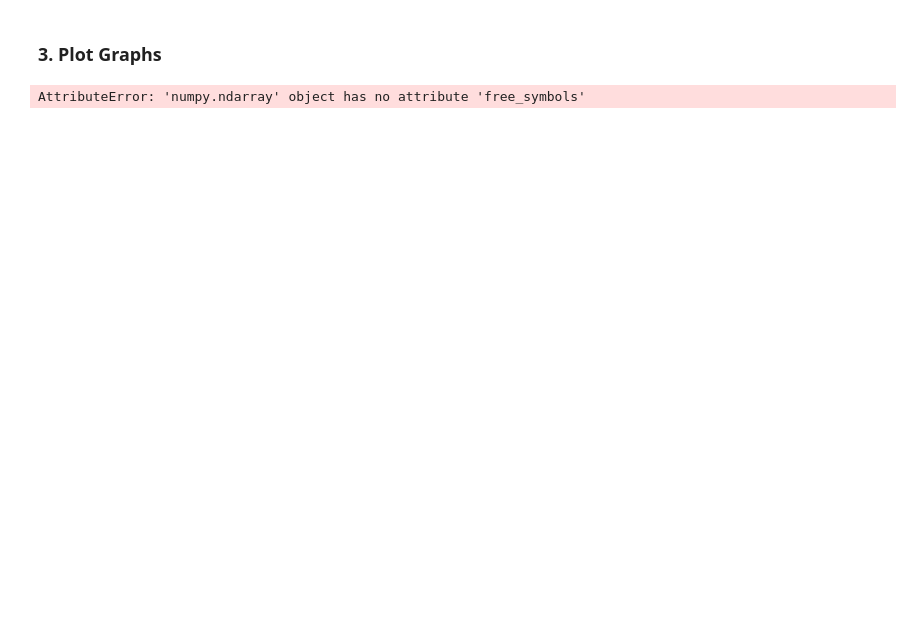
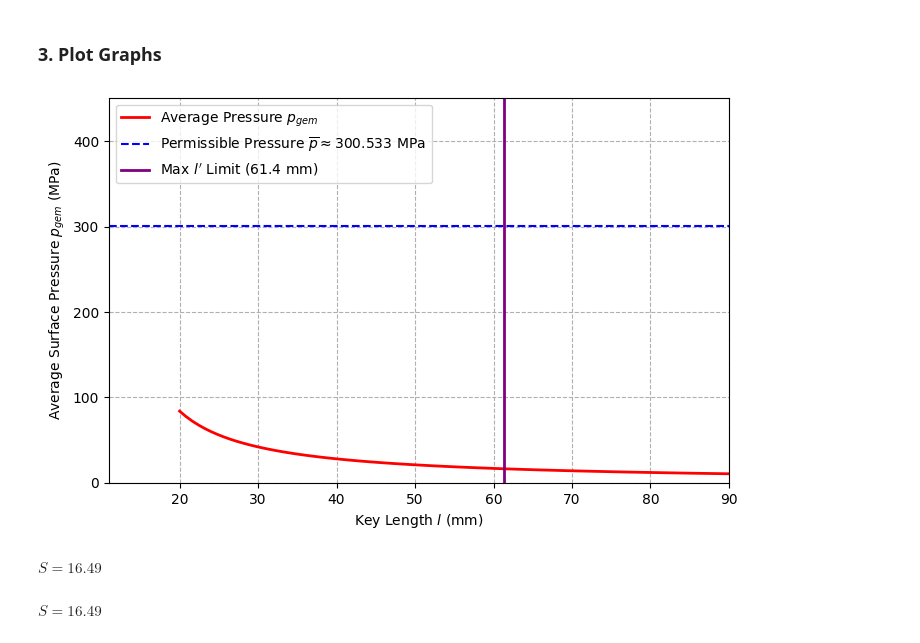
Before and after one commit to Angela-NG/machine-design, a Jupyter notebook: Lab1_Key_1.ipynb, the cells around one changed output. Cells and saved outputs as stored; diff of their text form; code cells hidden in the pictures; blank space fills up the shorter version.

```diff
--- a/Lab1_Key_1.ipynb
+++ b/Lab1_Key_1.ipynb
@@ -100,24 +98,26 @@ p_bar = Re_key / S_F
 # t=HM.EqPrint('S',S)
 
 # Key Length Range
-l_min = SC.b + 1.0
-l_max = 1.3 * SC.d
-l = np.linspace(l_min, l_max, 100)
-SC.lprime = l - SC.b
+# l_min = SC.b + 1.0
+# l_max = 1.3 * SC.d
+# l = np.linspace(l_min, l_max, 100)
+
+SC.lprime = SC.l - SC.b
 
 SC.hprime = SC.h * 0.45
 
-T_eq_Nmm = SC.T_eq * 1000
+T_eq_Nmm = UM.RemoveUnits(SC.T_eq * 1000)
 # print(T_eq_Nmm)
 
 # p_gem as a function of l
-p_gem = (2 * T_eq_Nmm * SC.K_lambda) / (SC.d * SC.hprime * SC.lprime * SC.n * SC.phi)
-# print(SC.p_gem)
-# HM.EqPrint('p_gem',SC.p_gem)
+SC.p_gem = (2 * T_eq_Nmm * SC.K_lambda) / (SC.d * SC.hprime * SC.lprime * SC.n * SC.phi)
+# print(p_gem)
+HM.EqPrint('p_gem',SC.p_gem)
 
 
 # Safety factor S
-S = p_bar / p_gem
+S = p_bar / SC.p_gem
+HM.EqPrint('S',S)
 # print(S)
 # %% [output]
 $\displaystyle R_{eShaft} = 450.8$
@@ -126,7 +129,38 @@ $\displaystyle R_{mHub} = 450$
 # %% [markdown]
 ### 3. Plot Graphs
 # %%
-# plt.figure(figsize=(8, 5))
-plt.plot(l, p_gem)
+# Key Length Range
+l_min = SC.b + 1.0
+l_max = 1.3 * SC.d
+l_limit = 61.4
+x = np.linspace(20, 100, 100)
+# SC.lprime = SC.l - SC.b
+# # p_gem as a function of l
+y = 114700.0 / (136.8 * x - 1368.0)
+# print(SC.l)
+# print(SC.p_gem)
+plt.figure(figsize=(8,5))
+plt.plot(x,y,label=r'Average Pressure $p_{gem}$', color='red', linewidth=2)
+plt.axhline(p_bar, color='blue', linestyle='--',
+            label=r'Permissible Pressure $\overline{{p}} \approx 300.533$ MPa')
+plt.axvline(l_limit, color='purple', linestyle='-',
+            label=f"Max $l'$ Limit ($61.4$ mm)", linewidth=2)
+plt.xlabel(r'Key Length $l$ (mm)')
+plt.ylabel(r'Average Surface Pressure $p_{gem}$ (MPa)')
+# plt.title(f'Key Pressure vs. Length for Motor Pulley ($T_{{eq}}={T_eq:.1f}$ Nm)')
+plt.grid(True, which='both', linestyle='--')
+plt.ylim(0, p_bar * 1.5)
+plt.xlim(l_min, 90)
+
+plt.legend()
+
+plt.show()
 # %% [output]
-AttributeError: 'numpy.ndarray' object has no attribute 'free_symbols'
+[figure, added]
+# %%
+l_final = 56
+S =0.3584 * l_final - 3.584
+HM.EqPrint('S',S)
+# %% [output]
+$\displaystyle S = 16.49$
+$\displaystyle S = 16.49$
```
Also changed, not shown: parts of 2 cells of this notebook, 2 other files.
